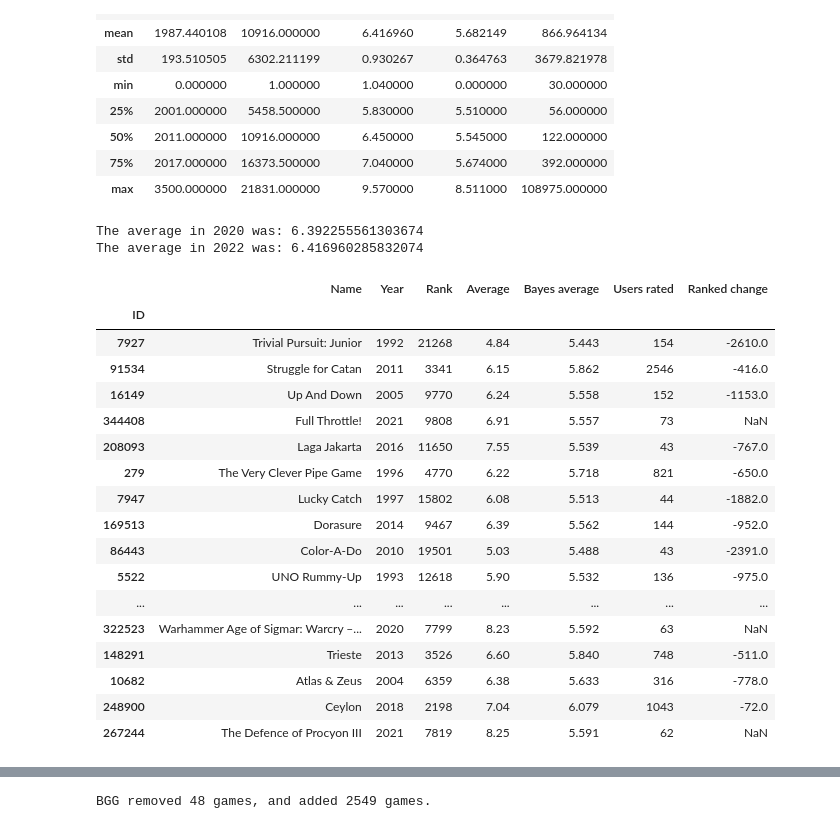
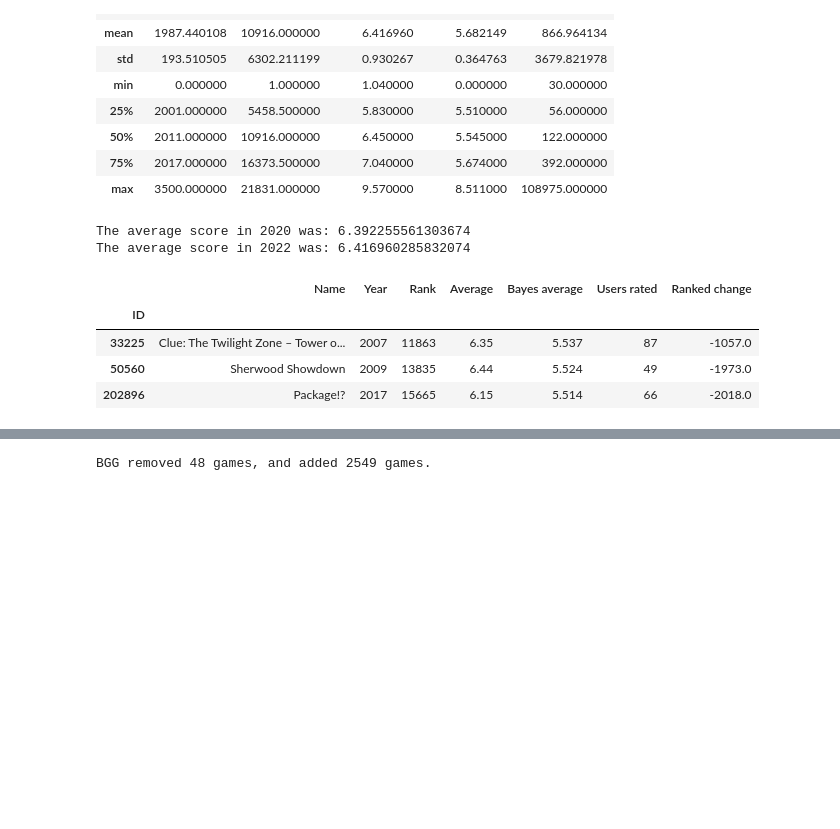
Before and after one commit to J-Zoo99/portfolio, a Jupyter notebook: BoardGameGeek.ipynb, the cells around one changed output, grey strips where cells are left out. Saved outputs shown, nothing was run; the diff lists cells and outputs as text; code cells hidden in the pictures; blank space fills up the shorter version.

```diff
--- a/BoardGameGeek.ipynb
+++ b/BoardGameGeek.ipynb
@@ -204,51 +197,38 @@ df_22.describe()
 #What is the average score for both games?
 avg_2022 = df_22['Average'].mean()
 avg_2020 = df_20['Average'].mean()
-print(f"The average in 2020 was: {avg_2020} \nThe average in 2022 was: {avg_2022}")
+print(f"The average score in 2020 was: {avg_2020} \nThe average score in 2022 was: {avg_2022}")
 # %% [output]
-The average in 2020 was: 6.392255561303674
-The average in 2022 was: 6.416960285832074
+The average score in 2020 was: 6.392255561303674
+The average score in 2022 was: 6.416960285832074
 # %%
 # How about the games that lost/gained the most ranks?
 
 # 3 States a game can be in
 # In both lists
 # in first list # unimplemented
 # in second list # NaN as a side effect.
 
 df_22_rank_change = df_22.copy()
 
 def rank_change(id):
     return df_20.loc[id]['Rank'] - df_22.loc[id]['Rank']
 
 ids_20 = df_20.index
 ids_22 = df_22.index
 ## check if a game is in both and calculate the change:
 for id in ids_22:
     if id in ids_20:
         change = rank_change(id)
         df_22_rank_change.loc[id,'Ranked change'] = change
 
 
-df_22_rank_change.sample(20)
+df_22_rank_change.sample(3)
 # %% [output]
 |  | Name | Year | Rank | Average | Bayes average | Users rated | Ranked change |
 | ID |  |  |  |  |  |  |  |
-| 7927 | Trivial Pursuit: Junior | 1992 | 21268 | 4.84 | 5.443 | 154 | -2610.0 |
-| 91534 | Struggle for Catan | 2011 | 3341 | 6.15 | 5.862 | 2546 | -416.0 |
-| 16149 | Up And Down | 2005 | 9770 | 6.24 | 5.558 | 152 | -1153.0 |
-| 344408 | Full Throttle! | 2021 | 9808 | 6.91 | 5.557 | 73 | NaN |
-| 208093 | Laga Jakarta | 2016 | 11650 | 7.55 | 5.539 | 43 | -767.0 |
-| 279 | The Very Clever Pipe Game | 1996 | 4770 | 6.22 | 5.718 | 821 | -650.0 |
-| 7947 | Lucky Catch | 1997 | 15802 | 6.08 | 5.513 | 44 | -1882.0 |
-| 169513 | Dorasure | 2014 | 9467 | 6.39 | 5.562 | 144 | -952.0 |
-| 86443 | Color-A-Do | 2010 | 19501 | 5.03 | 5.488 | 43 | -2391.0 |
-| 5522 | UNO Rummy-Up | 1993 | 12618 | 5.90 | 5.532 | 136 | -975.0 |
-| ... | ... | ... | ... | ... | ... | ... | ... |
-| 322523 | Warhammer Age of Sigmar: Warcry –... | 2020 | 7799 | 8.23 | 5.592 | 63 | NaN |
-| 148291 | Trieste | 2013 | 3526 | 6.60 | 5.840 | 748 | -511.0 |
-| 10682 | Atlas & Zeus | 2004 | 6359 | 6.38 | 5.633 | 316 | -778.0 |
-| 248900 | Ceylon | 2018 | 2198 | 7.04 | 6.079 | 1043 | -72.0 |
-| 267244 | The Defence of Procyon III | 2021 | 7819 | 8.25 | 5.591 | 62 | NaN |
+| 33225 | Clue: The Twilight Zone – Tower o... | 2007 | 11863 | 6.35 | 5.537 | 87 | -1057.0 |
+| 50560 | Sherwood Showdown | 2009 | 13835 | 6.44 | 5.524 | 49 | -1973.0 |
+| 202896 | Package!? | 2017 | 15665 | 6.15 | 5.514 | 66 | -2018.0 |
 # %%
 print("The games that gained the most ranks were:")
```
Also changed, not shown: parts of 5 cells of this notebook.
